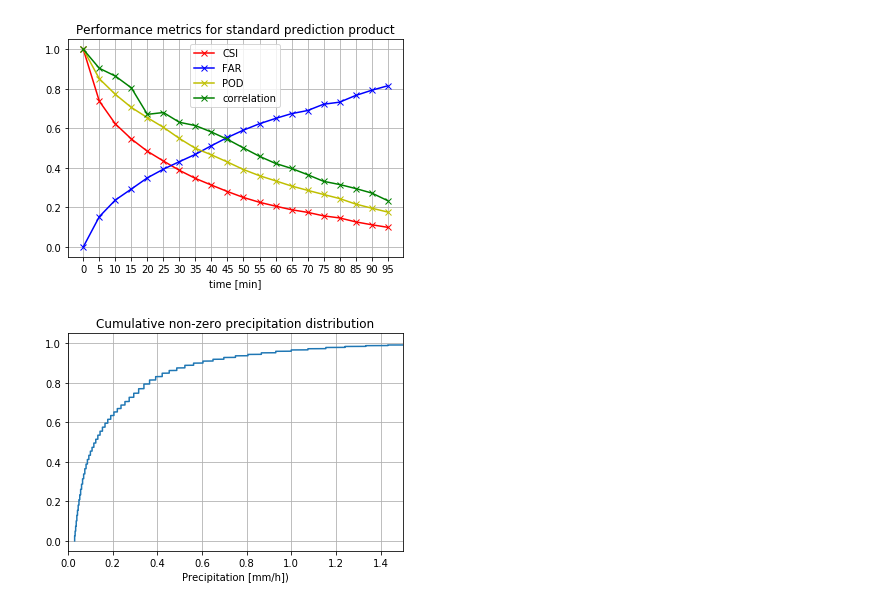
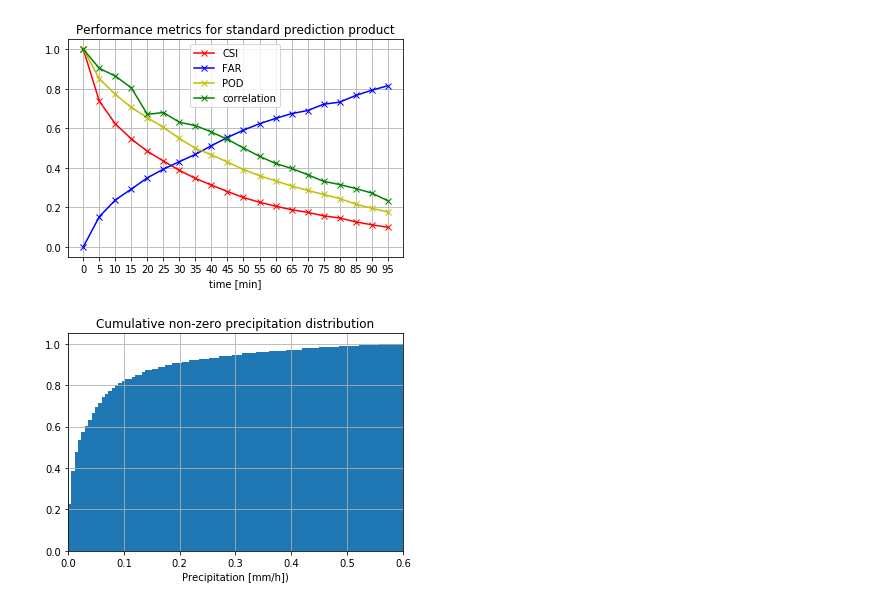
Before and after one commit to The-Fonz/nowcasting-convrnn, a Jupyter notebook: src/1-download-and-explore.ipynb, the cells around one changed output. Saved outputs shown, nothing was run; the diff lists cells and outputs as text; code cells hidden in the pictures.

```diff
--- a/src/introduction-download-and-exploration.ipynb
+++ b/src/1-download-and-explore.ipynb
@@ -267,3 +279,18 @@ For the following metrics the prediction and ground truth is converted to a 0/1
  - Critical Success Index (CSI) $\frac{hits}{hits+misses+falsealarms}$
  - False Alarm Rate (FAR) $\frac{falsealarms}{hits+falsealarms}$
  - Probability Of Detection (POD) $\frac{hits}{hits+misses}$
+# %%
+img1n = '/home/ubuntu/nowcasting-convrnn/data/radar_refl_comp/RAD_NL25_PCP_NA_201711282300.h5'
+img2n = '/home/ubuntu/nowcasting-convrnn/data/radar_forecast_refl_comp/2017-11-28-RAD_NL25_PCP_FM_2200.h5'
+
+img1 = get_imgdata(img1n, 1)
+img1[img1==255] = 0
+img2 = get_imgdata(img2n, 13)
+img2[img2==255] = 0
+
+a = utils.metrics.pixelval_to_mmh(img1)
+b = utils.metrics.pixelval_to_mmh(img2)
+
+def score(x):
+    # Return csi
+    return utils.metrics.calc_metrics(a, b, treshold=x)
@@ -314,14 +352,14 @@ plt.legend();
 [figure]
 # %%
 # MUST convert from uint8 before calc!
-d = img_data[0].astype(np.float32)
-d = d[(d!=0)&(d!=255)]
-d2 = np.array(sorted(utils.metrics.pixelval_to_mmh(d.ravel())))
-plt.plot(d2, np.arange(len(d2))/len(d2))
+d = get_imgdata(observations[0], 1)
+d = d[(d>0)&(d<255)]
+d2 = utils.metrics.pixelval_to_mmh(d.ravel())
+plt.hist(d2, bins=100, range=(0,.6), cumulative=True, normed=True)
 plt.title("Cumulative non-zero precipitation distribution")
 plt.xlabel("Precipitation [mm/h])")
 plt.grid()
-plt.xlim(0,1.5);
+plt.xlim(0,.6);
 # %% [output]
-[figure, old version]
+[figure, new version]
 # %%
```
Also changed, not shown: parts of 5 cells of this notebook, 4 other files.
